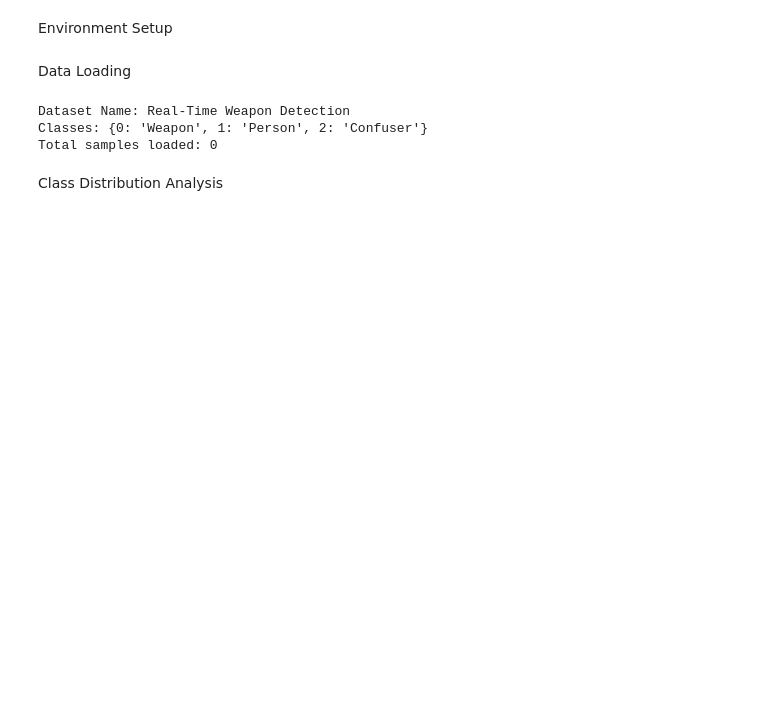
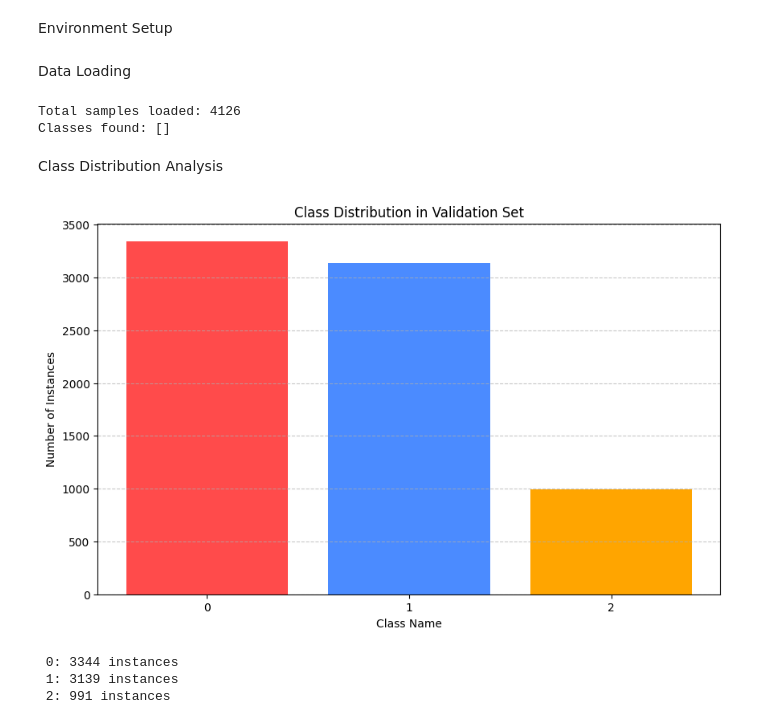
Before and after one commit to SALMASAID1/Real-Time-Weapon-Detection-Context-Aware-Red-Alert-System, a Jupyter notebook: notebooks/Phase1_EDA.ipynb, the cells around one changed output. Saved outputs shown, nothing was run; the diff lists cells and outputs as text; code cells hidden in the pictures; blank space fills up the shorter version.

Commit message:
feat: update dataset paths and split configuration for unified pipeline

```diff
--- a/notebooks/Phase1_EDA.ipynb
+++ b/notebooks/Phase1_EDA.ipynb
@@ -9,35 +9,57 @@ from pathlib import Path
 # %% [markdown]
 Data Loading
 # %%
-# 1. Define paths (Project Root)
-BASE_DIR = Path("..").resolve()
-DATA_DIR = BASE_DIR / "data" / "processed" / "yolo_dataset"
-YAML_PATH = DATA_DIR / "data.yaml"
+# 1. Define absolute paths to avoid confusion
+# We go up one level from 'notebooks' to get to the project root
+ROOT_DIR = Path(os.getcwd()).parent
+DATASET_DIR = ROOT_DIR / "data" / "processed" / "yolo_dataset"
+YAML_PATH = DATASET_DIR / "data.yaml"
 
-# 2. Load the YAML configuration
-with open(YAML_PATH, "r") as f:
-    data_config = yaml.safe_load(f)
-
-print(f"Dataset Name: Real-Time Weapon Detection")
-print(f"Classes: {data_config['names']}")
+# 2. Verify paths exist
+if not YAML_PATH.exists():
+    raise FileNotFoundError(f"Could not find data.yaml at {YAML_PATH}")
 
 # 3. Load the dataset into FiftyOne
-# Note: We use the 'val' split for a quick EDA, or 'train' for full analysis
+# We explicitly tell FiftyOne where the images and labels are for the 'val' split
+dataset_name = "Weapon_Detection_EDA"
 
-dataset_type = fo.types.YOLOv5Dataset
+# Delete existing dataset if it exists to start fresh
+if dataset_name in fo.list_datasets():
+    fo.delete_dataset(dataset_name)
+
 dataset = fo.Dataset.from_dir(
-    dataset_dir=str(DATA_DIR),
-    dataset_type=dataset_type,
+    dataset_dir=str(DATASET_DIR),
+    dataset_type=fo.types.YOLOv5Dataset,
+    overwrite=True,
     yaml_path=str(YAML_PATH),
-    split="val", # Let's look at the Validation set first for speed
-    name="Weapon_Detection_EDA",
-    overwrite=True
+    name=dataset_name,
+    split="test"
 )
 
 print(f"Total samples loaded: {len(dataset)}")
+print(f"Classes found: {dataset.default_classes}")
 # %% [output]
-Dataset Name: Real-Time Weapon Detection
-Classes: {0: 'Weapon', 1: 'Person', 2: 'Confuser'}
-Total samples loaded: 0
+Total samples loaded: 4126
+Classes found: []
 # %% [markdown]
 Class Distribution Analysis
+# %%
+# Calculate class counts
+counts = dataset.count_values("ground_truth.detections.label")
+
+# Plotting
+plt.figure(figsize=(10, 6))
+plt.bar(counts.keys(), counts.values(), color=['#FF4B4B', '#4B8BFF', '#FFA500'])
+plt.title("Class Distribution in Validation Set")
+plt.xlabel("Class Name")
+plt.ylabel("Number of Instances")
+plt.grid(axis='y', linestyle='--', alpha=0.7)
+plt.show()
+
+for label, count in counts.items():
+    print(f" {label}: {count} instances")
+# %% [output]
+[figure, added]
+ 0: 3344 instances
+ 1: 3139 instances
+ 2: 991 instances
```
Also changed, not shown: parts of 1 cell of this notebook, 1 other file.
